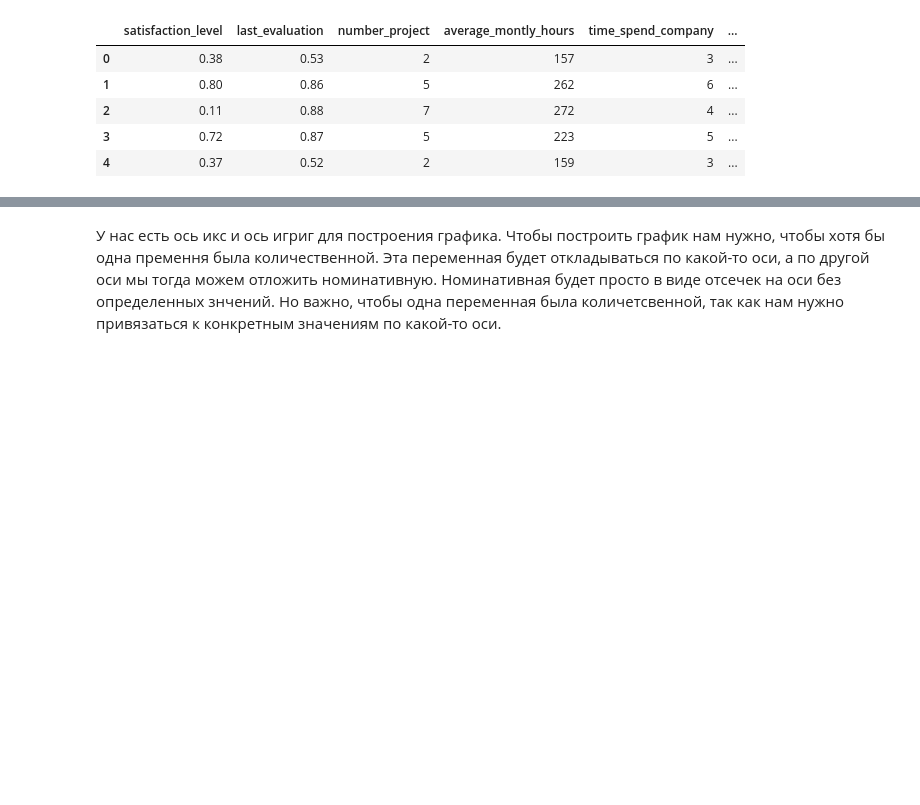
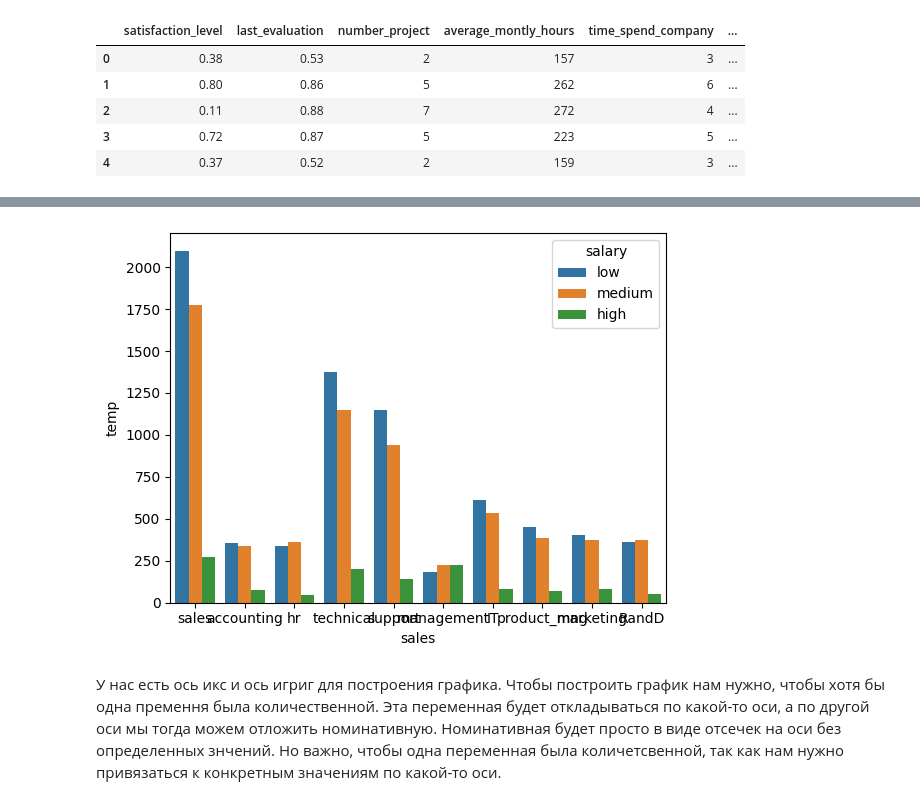
Before and after one commit to PAGriAnalytics/pagri_hard_skills, a Jupyter notebook: Seaborn_and_pyplot.ipynb, the cells around one changed output, grey strips where cells are left out. Saved outputs shown, nothing was run; the diff lists cells and outputs as text; code cells hidden in the pictures; blank space fills up the shorter version.

```diff
--- a/Seaborn_and_pyplot.ipynb
+++ b/Seaborn_and_pyplot.ipynb
@@ -22,3 +44,9 @@ df.head()
+# %%
+df['temp'] = 1
+# %%
+ax = sns.barplot(data=df, y='temp', x='sales', hue='salary', estimator='sum')
+# %% [output]
+[figure, added]
 # %% [markdown]
 У нас есть ось икс и ось игриг для построения графика.
 Чтобы построить график нам нужно, чтобы хотя бы одна премення была количественной.
```
Also changed, not shown: parts of 5 cells of this notebook, 16 other files.
